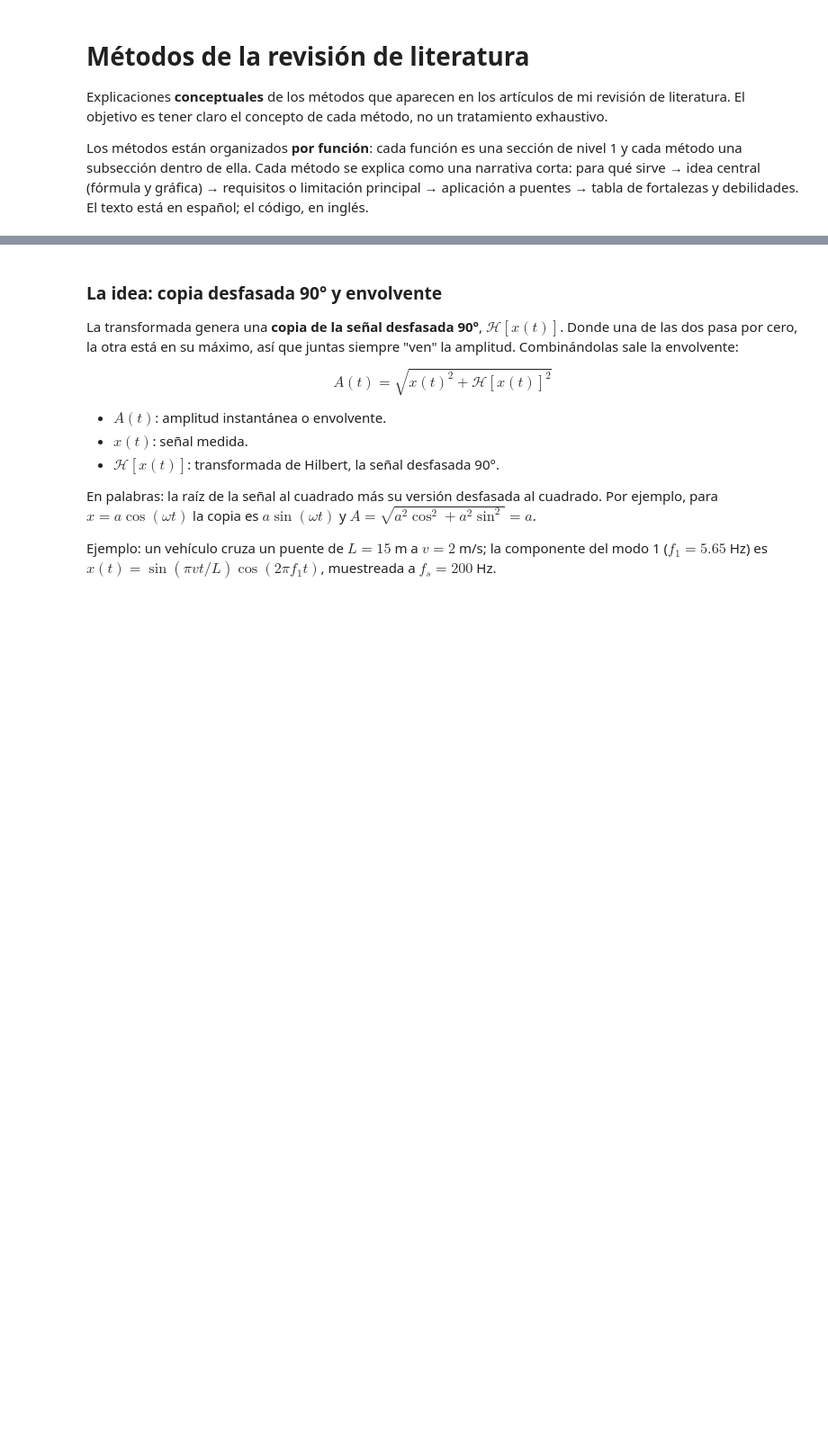
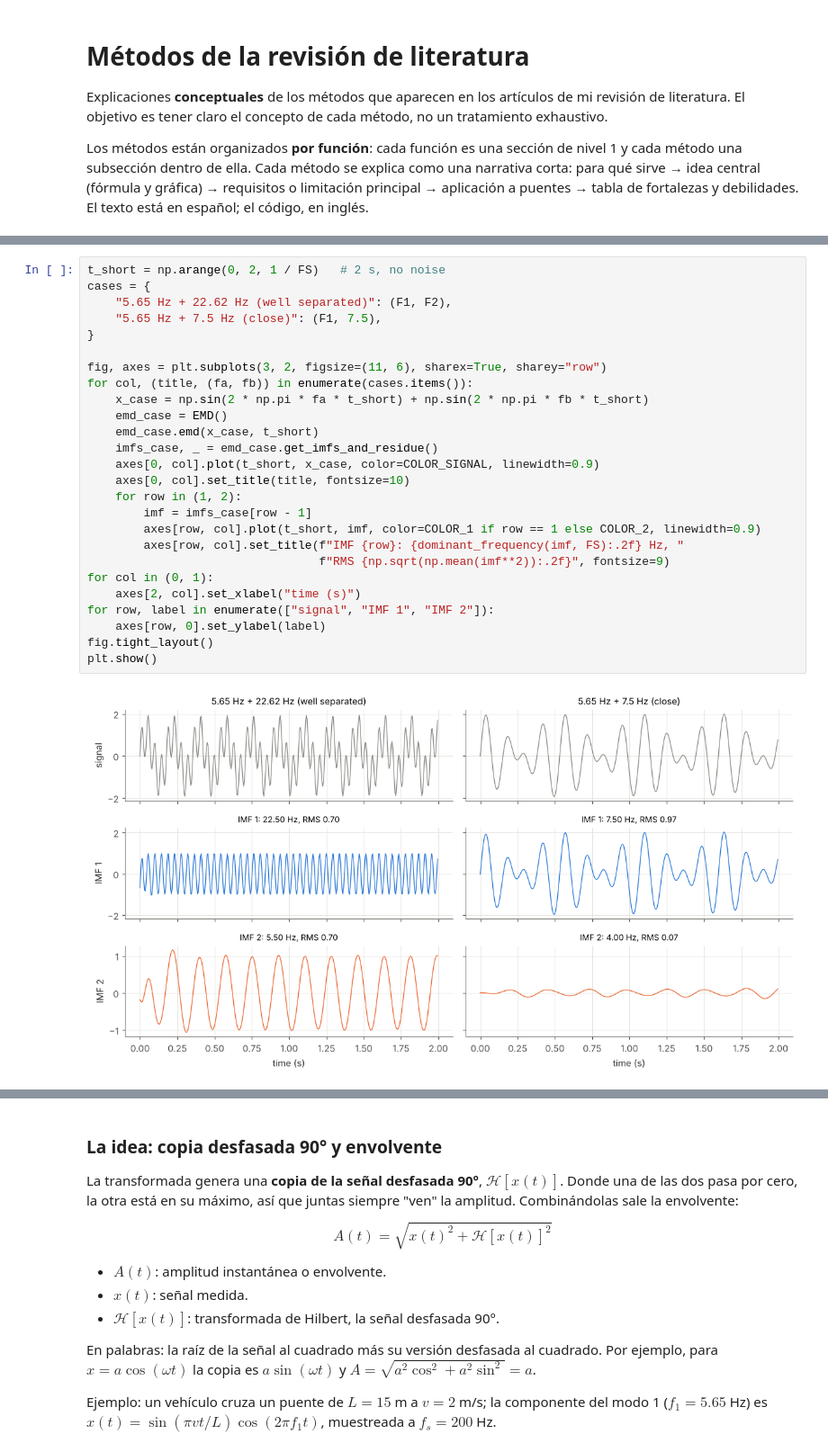
Before and after one commit to 25adiaz-apps/assignment-3-machine-learning, a Jupyter notebook: literature-review/metodos/metodos.ipynb, the cells around one changed output, grey strips where cells are left out. Shown at 90% size. Drawn from its saved outputs; the diff is of its cells as text; blank space fills up the shorter version.

```diff
--- a/literature-review/metodos/metodos.ipynb
+++ b/literature-review/metodos/metodos.ipynb
@@ -38,0 +180,28 @@ COLOR_TRUE = "#0b0b0b"     # exact (true) reference curve, dashed
+# %%
+t_short = np.arange(0, 2, 1 / FS)   # 2 s, no noise
+cases = {
+    "5.65 Hz + 22.62 Hz (well separated)": (F1, F2),
+    "5.65 Hz + 7.5 Hz (close)": (F1, 7.5),
+}
+
+fig, axes = plt.subplots(3, 2, figsize=(11, 6), sharex=True, sharey="row")
+for col, (title, (fa, fb)) in enumerate(cases.items()):
+    x_case = np.sin(2 * np.pi * fa * t_short) + np.sin(2 * np.pi * fb * t_short)
+    emd_case = EMD()
+    emd_case.emd(x_case, t_short)
+    imfs_case, _ = emd_case.get_imfs_and_residue()
+    axes[0, col].plot(t_short, x_case, color=COLOR_SIGNAL, linewidth=0.9)
+    axes[0, col].set_title(title, fontsize=10)
+    for row in (1, 2):
+        imf = imfs_case[row - 1]
+        axes[row, col].plot(t_short, imf, color=COLOR_1 if row == 1 else COLOR_2, linewidth=0.9)
+        axes[row, col].set_title(f"IMF {row}: {dominant_frequency(imf, FS):.2f} Hz, "
+                                 f"RMS {np.sqrt(np.mean(imf**2)):.2f}", fontsize=9)
+for col in (0, 1):
+    axes[2, col].set_xlabel("time (s)")
+for row, label in enumerate(["signal", "IMF 1", "IMF 2"]):
+    axes[row, 0].set_ylabel(label)
+fig.tight_layout()
+plt.show()
+# %% [output]
+[figure, added]
```
Also changed, not shown: parts of 17 cells of this notebook, 3 other files.
